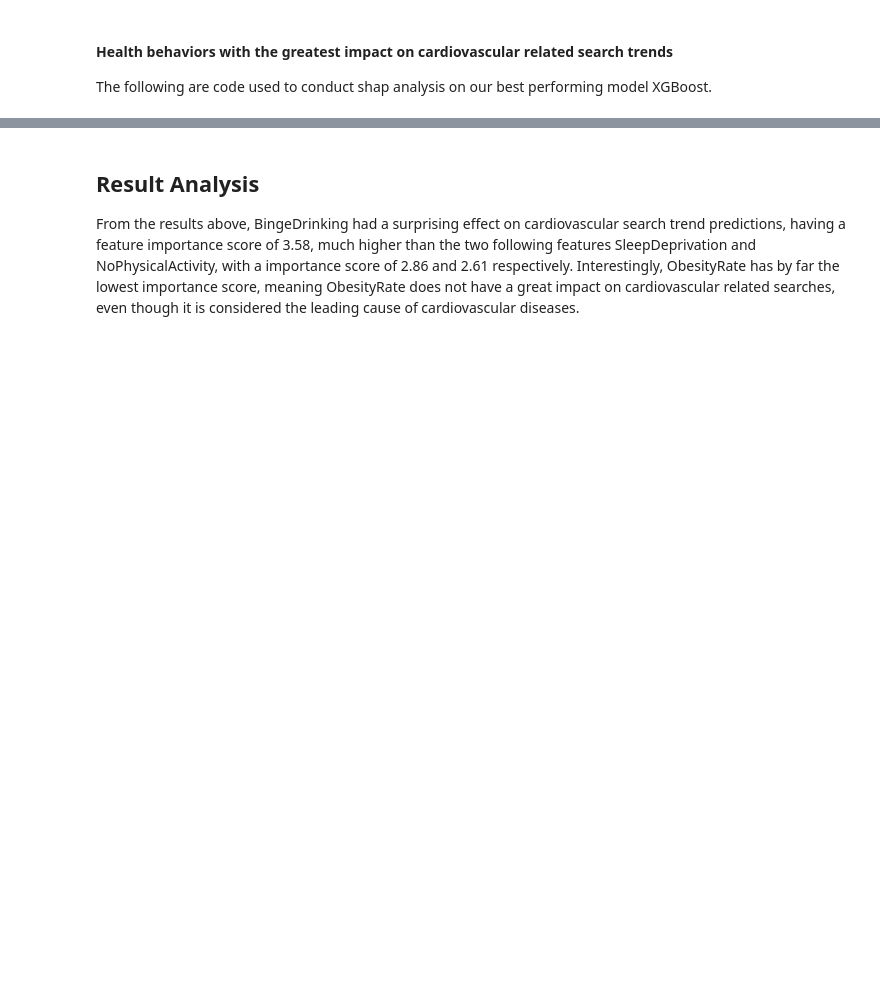
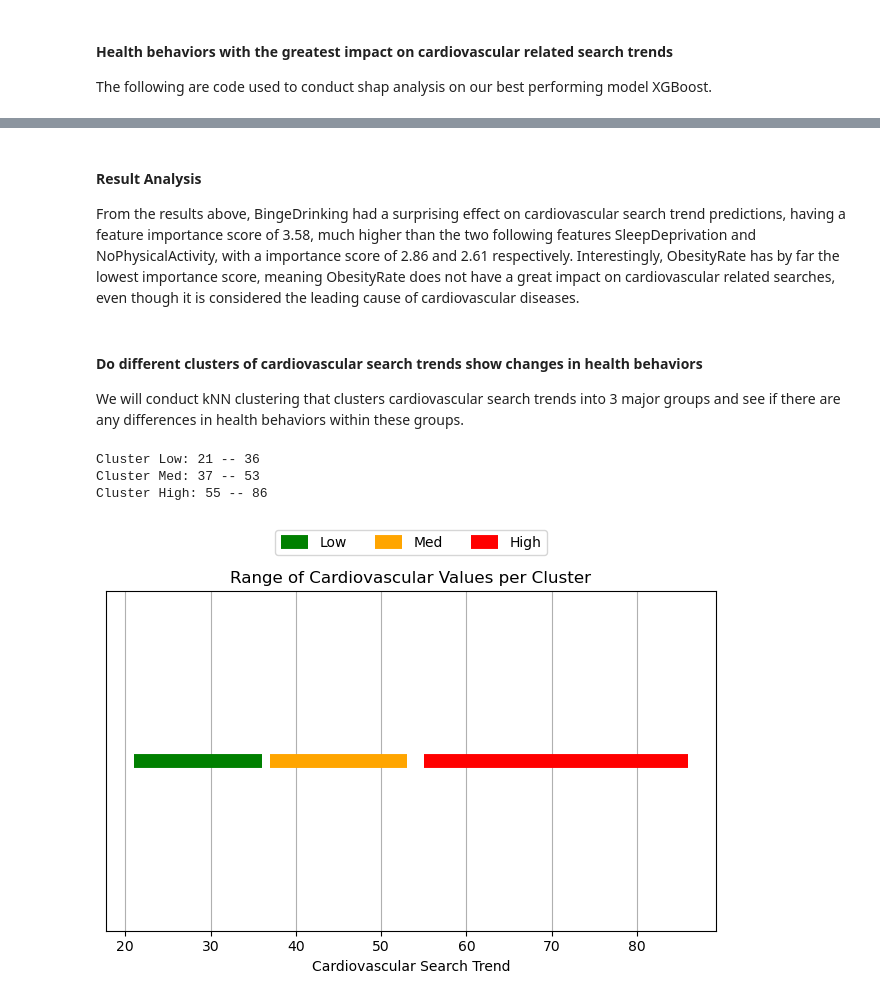
Before and after one commit to sidahuja1/CPSC368_Project, a Jupyter notebook: models.ipynb, the cells around one changed output, grey strips where cells are left out. Cells and saved outputs as stored; diff of their text form; code cells hidden in the pictures; blank space fills up the shorter version.

```diff
--- a/models.ipynb
+++ b/models.ipynb
@@ -155,6 +180,10 @@ print(importance_df)
 1         SmokingRate           2.311447
 3         ObesityRate           1.755667
 # %% [markdown]
-## Result Analysis
+#### Result Analysis
 
 From the results above, BingeDrinking had a surprising effect on cardiovascular search trend predictions, having a feature importance score of 3.58, much higher than the two following features SleepDeprivation and NoPhysicalActivity, with a importance score of 2.86 and 2.61 respectively. Interestingly, ObesityRate has by far the lowest importance score, meaning ObesityRate does not have a great impact on cardiovascular related searches, even though it is considered the leading cause of cardiovascular diseases.
+# %% [markdown]
+#### Do different clusters of cardiovascular search trends show changes in health behaviors
+
+We will conduct kNN clustering that clusters cardiovascular search trends into 3 major groups and see if there are any differences in health behaviors within these groups.
@@ -160,0 +214,27 @@ From the results above, BingeDrinking had a surprising effect on cardiovascular
+# %%
+# Code for plotting
+for label in ordered_labels:
+    group = groups.get_group(label)
+    group_max = group[target].max()
+    group_min = group[target].min()
+    print(f'Cluster {label}: {group_min} -- {group_max}')
+    plt.plot(
+        [group_min, group_max], [0, 0],
+        linewidth=10,
+        color=colorMap[label],
+        solid_capstyle='butt',
+        label=label
+    )
+
+plt.yticks([])
+plt.xlabel("Cardiovascular Search Trend")
+plt.title("Range of Cardiovascular Values per Cluster")
+plt.legend(loc='upper center', bbox_to_anchor=(0.5, 1.2), ncol=3)
+plt.grid(axis='x')
+plt.tight_layout()
+plt.show()
+# %% [output]
+Cluster Low: 21 -- 36
+Cluster Med: 37 -- 53
+Cluster High: 55 -- 86
+[figure, added]
```
Also changed, not shown: parts of 10 cells of this notebook, 1 other file.
